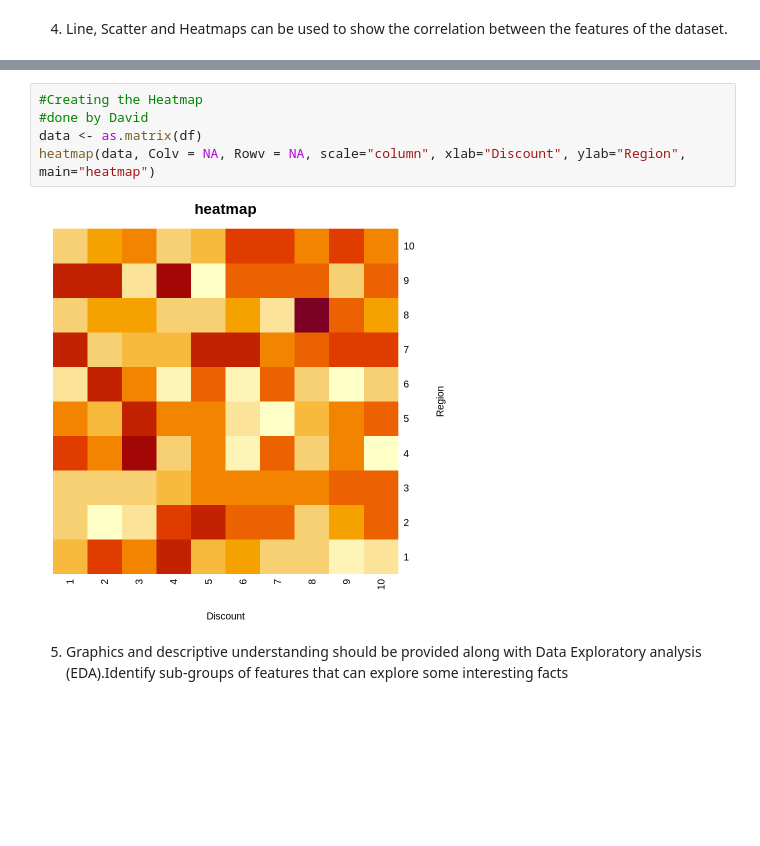
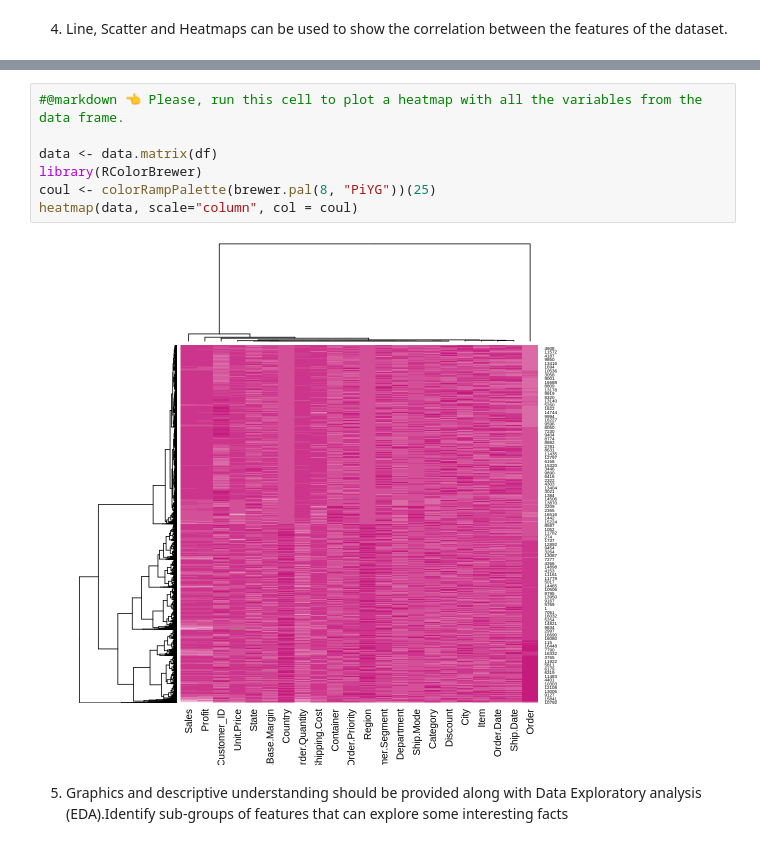
Before and after one commit to raulFuzita/cct_data_exploration_and_preparation, a Jupyter notebook: CCT_project_Muhammad.ipynb, the cells around one changed output, grey strips where cells are left out. Cells and saved outputs as stored; diff of their text form; blank space fills up the shorter version.

```diff
--- a/CCT_project_Muhammad.ipynb
+++ b/CCT_project_Muhammad.ipynb
@@ -914,10 +887,12 @@ d + geom_point(alpha = 2/10)
-# %%
-#Creating the Heatmap
-#done by David
-data <- as.matrix(df)
-heatmap(data, Colv = NA, Rowv = NA, scale="column", xlab="Discount", ylab="Region", main="heatmap")
-# %% [output]
-[figure, removed]
+# %%
+#@markdown 👈 Please, run this cell to plot a heatmap with all the variables from the data frame.
+
+data <- data.matrix(df)
+library(RColorBrewer)
+coul <- colorRampPalette(brewer.pal(8, "PiYG"))(25)
+heatmap(data, scale="column", col = coul)
+# %% [output]
+[figure, added]
 # %% [markdown]
 5.   Graphics  and  descriptive  understanding  should  be  provided  along  with Data  Exploratory  analysis (EDA).Identify sub-groups of features that can explore some interesting facts
 # %%
```
Also changed, not shown: parts of 56 cells of this notebook.
